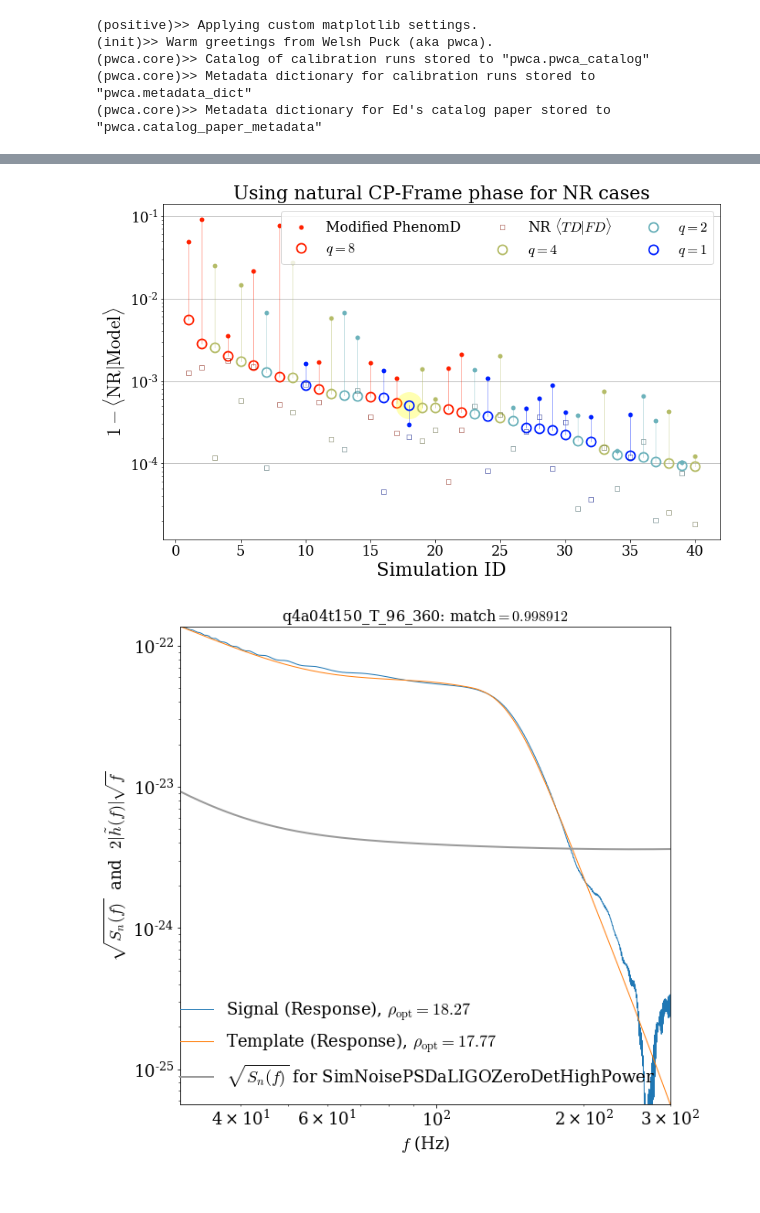
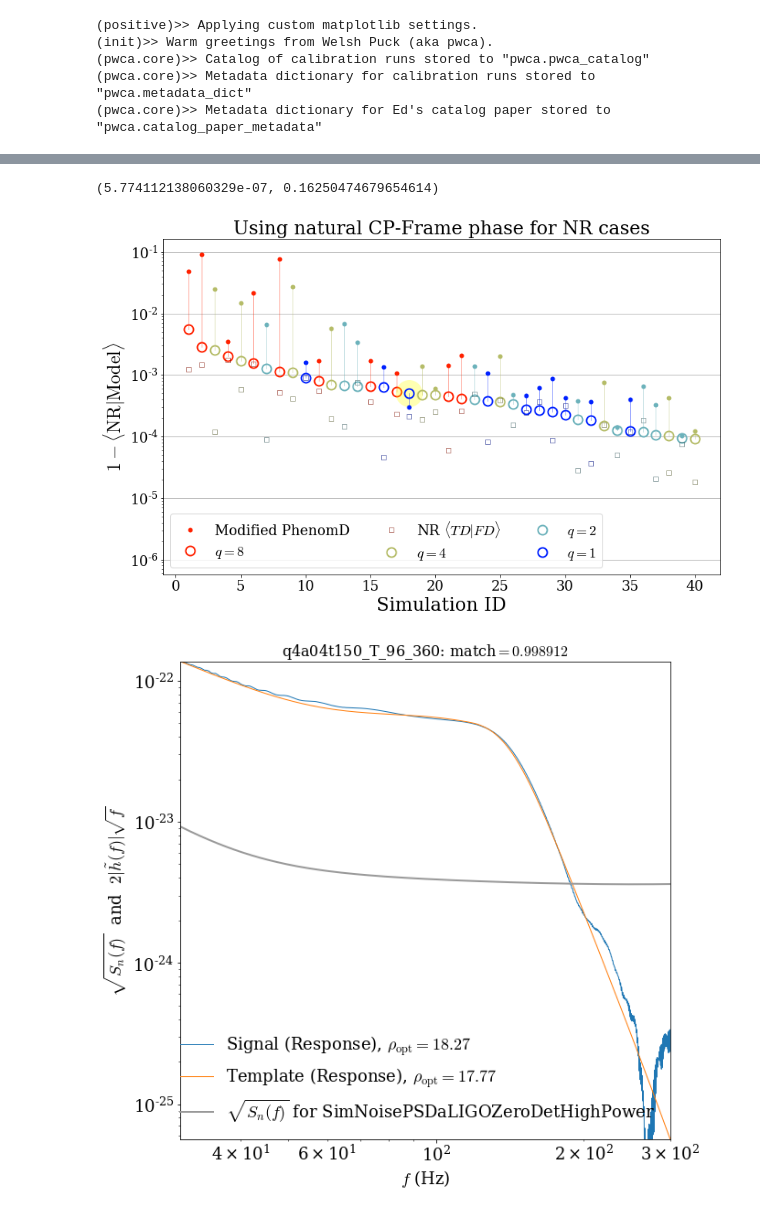
Before and after one commit to Cyberface/puck, a Jupyter notebook: ll/issues/2b_fd_td_nr_matches.ipynb, the cells around one changed output, grey strips where cells are left out. Drawn from its saved outputs; the diff is of its cells as text; code cells hidden in the pictures.

```diff
--- a/ll/issues/2b_fd_td_nr_matches.ipynb
+++ b/ll/issues/2b_fd_td_nr_matches.ipynb
@@ -163,6 +163,7 @@ for k,a in enumerate(pwca_catalog[mask]):
 
 #
 # savefig('/Users/book/KOALA/puck/ll/data/version2/matches_diagnostic.pdf')
+yl = ylim()
 # %% [output]
 q1a04t120dP0T965                        4.41850771709662e-05                    0.0002223108126944151                   0.000420151064270069                    False
 q1a08t90dPm1T964                        4.942463844748168e-06                   0.0006363113550065247                   0.0013368559278359449                   False
@@ -325,5 +326,6 @@ for k,a in enumerate(pwca_catalog[mask]):
     title('Using natural CP-Frame phase for NR cases')
 
 #
+ylim(yl)
 # savefig('/Users/book/KOALA/puck/ll/data/version2/matches_diagnostic.pdf')
 # %% [output]
@@ -346,5 +348,6 @@ q8a08t90dP0T9638                        0.0012428128526533744
 q8a08t120dP2r03T                        0.0014998436427761108                   0.0015685746652615018                   0.021488670402223575                    False
+(5.774112138060329e-07, 0.16250474679654614)
-[figure, old version]
+[figure, new version]
 # %%
 fig = mo.plot()
 title('%s: match$=%f$'%(a.simname,mx));
```
Also changed, not shown: parts of 2 cells of this notebook, 5 other files.
